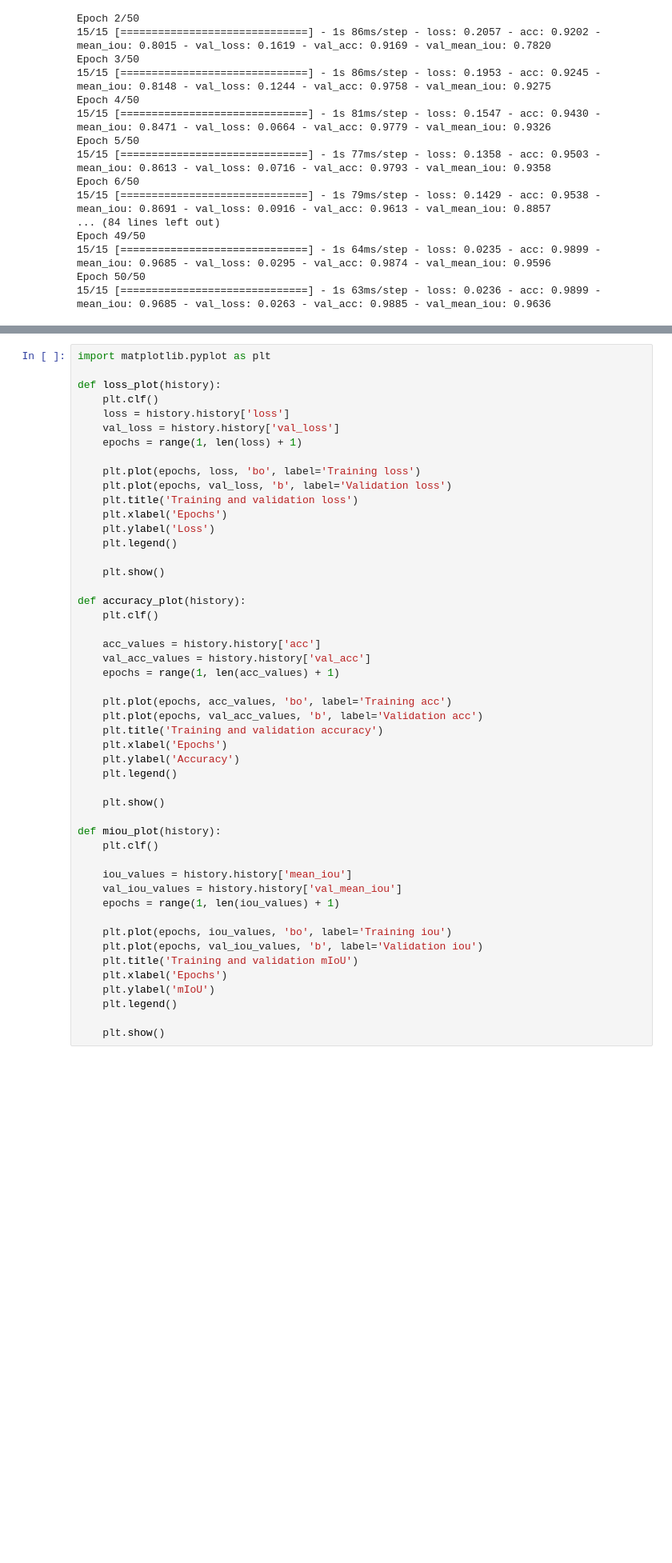
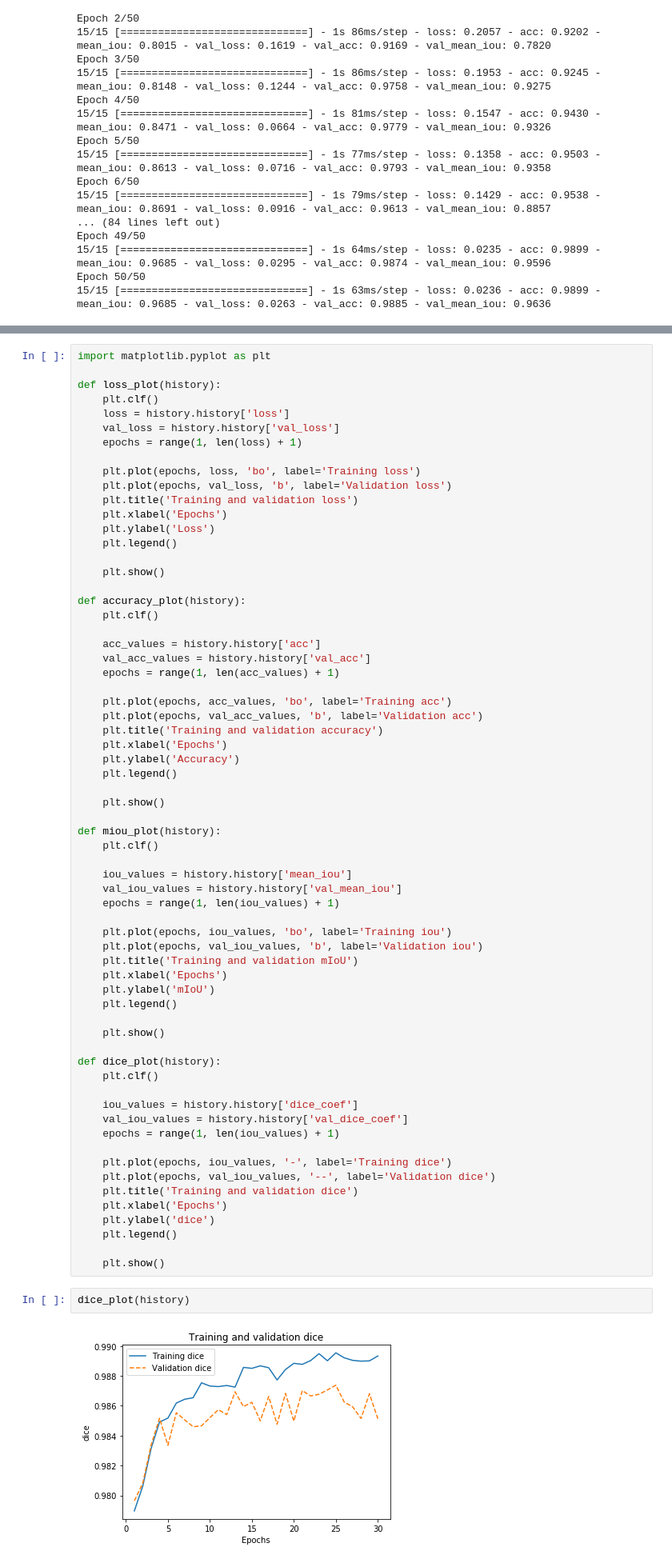
Before and after one commit to howard-scu/experimental_field_codebase, a Jupyter notebook: U-Net.ipynb, the cells around one changed output, grey strips where cells are left out. Shown at 80% size. Cells and saved outputs as stored; diff of their text form; blank space fills up the shorter version.

```diff
--- a/U-Net.ipynb
+++ b/U-Net.ipynb
@@ -270,3 +312,23 @@ def miou_plot(history):
     plt.legend()
 
     plt.show()
+
+def dice_plot(history):
+    plt.clf()
+
+    iou_values = history.history['dice_coef']
+    val_iou_values = history.history['val_dice_coef']
+    epochs = range(1, len(iou_values) + 1)
+
+    plt.plot(epochs, iou_values, '-', label='Training dice')
+    plt.plot(epochs, val_iou_values, '--', label='Validation dice')
+    plt.title('Training and validation dice')
+    plt.xlabel('Epochs')
+    plt.ylabel('dice')
+    plt.legend()
+
+    plt.show()
+# %%
+dice_plot(history)
+# %% [output]
+[figure, added]
```
Also changed, not shown: parts of 6 cells of this notebook.
